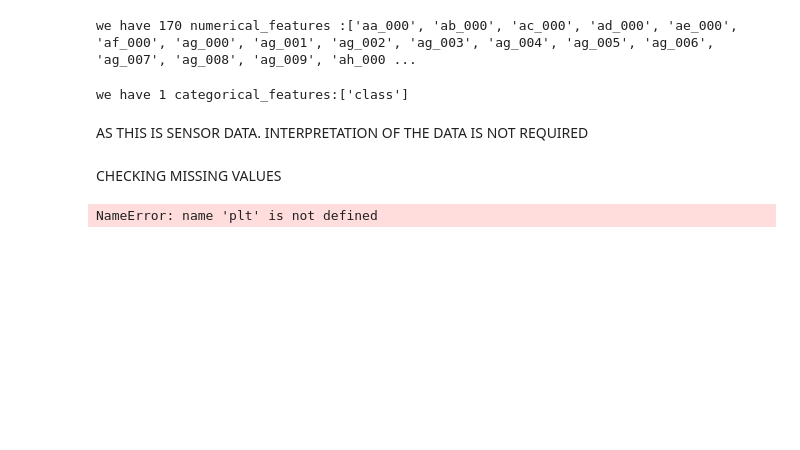
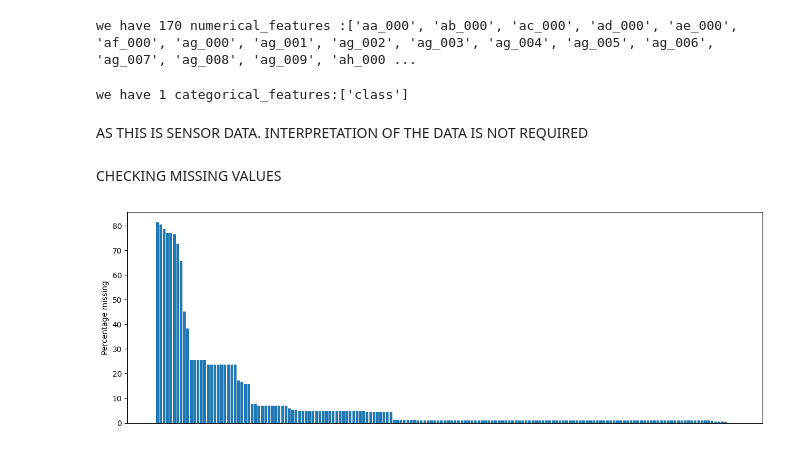
Before and after one commit to Atulkumar611052/project-architectutre-1.0, a Jupyter notebook: notebook/scania_APS_sensor_failure_prediction.ipynb, the cells around one changed output. Drawn from its saved outputs; the diff is of its cells as text; code cells hidden in the pictures; blank space fills up the shorter version.

```diff
--- a/notebook/scania_APS_sensor_failure_prediction.ipynb
+++ b/notebook/scania_APS_sensor_failure_prediction.ipynb
@@ -176,14 +180,15 @@ AS THIS IS SENSOR DATA. INTERPRETATION OF THE DATA IS NOT REQUIRED
 # %% [markdown]
 CHECKING MISSING VALUES
 # %%
-# Plotting missing values count for each columns
-
+# Plotting Missing values count for each column
+import matplotlib.pyplot as plt
 fig, ax = plt.subplots(figsize=(15,5))
 
-missing = df.isna().sum().div(df.shape[0]).mul(100).to_frame().sort_values(by=0,ascending=False)
+missing = df.isna().sum().div(df.shape[0]).mul(100).to_frame().sort_values(by=0, ascending = False)
 
-ax.bar(missing.index ,missing_values.T[0])
+ax.bar(missing.index, missing.values.T[0])
 plt.xticks([])
-plt.ylabel
+plt.ylabel("Percentage missing")
+plt.show()
 # %% [output]
-NameError: name 'plt' is not defined
+[figure, added]
```
Also changed, not shown: parts of 13 cells of this notebook.
